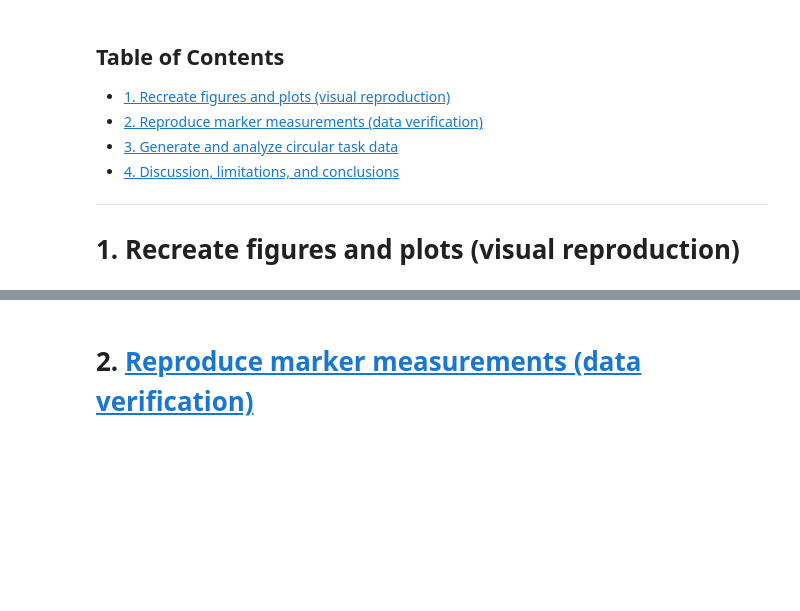
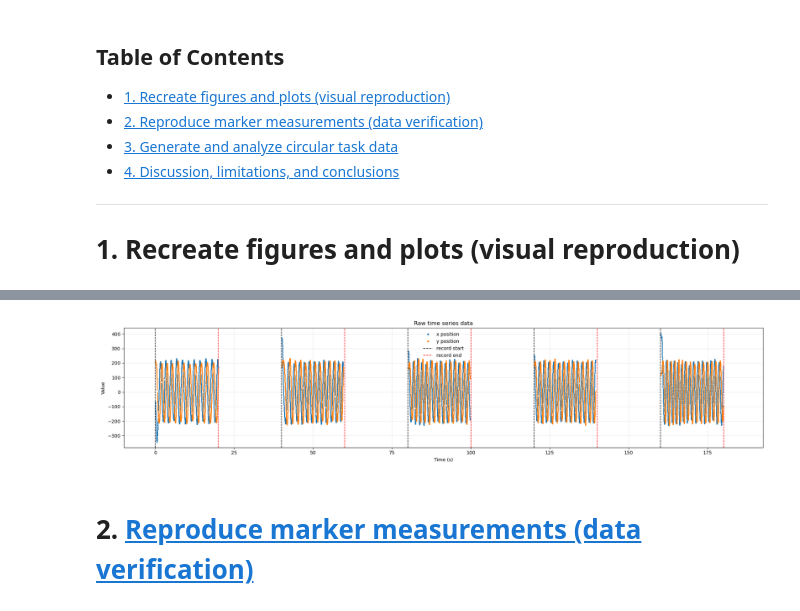
Before and after one commit to VictorSal0student/CodingProject, a Jupyter notebook: main.ipynb, the cells around one changed output, grey strips where cells are left out. Drawn from its saved outputs; the diff is of its cells as text; code cells hidden in the pictures; blank space fills up the shorter version.

Commit message:
Copy-paste part 1 - visual reproduction

```diff
--- a/main.ipynb
+++ b/main.ipynb
@@ -39,3 +233,54 @@ import matplotlib.pyplot as plt
+# %%
+# -----------------------------------------------------
+# Combined raw time-series plot for all 5 data groups
+# -----------------------------------------------------
+rec_start = np.array([0.004, 40.011, 80.043, 120.061, 160.090])    # record times
+rec_end   = np.array([20.007, 60.022, 100.057, 140.075, 180.104])  # record times
+
+plt.figure(figsize=(20, 4.5))
+
+# Plot each group at the correct global time (seconds)
+for i, group in enumerate(data_groups):
+    t = group['time']
+    x = group['x']
+    y = group['y']
+
+    # Convert group-local time to seconds starting at 0.0 s
+    t_seconds = (t - t.min()) / 1000.0
+
+    # Shift to the known record start time (seconds)
+    t_global = t_seconds + rec_start[i]
+
+    # Plot with fixed colors
+    plt.plot(t_global, x, '.', ms=2, color='tab:blue', label='x position' if i == 0 else None)
+    plt.plot(t_global, y, '.', ms=2, color='tab:orange', label='y position' if i == 0 else None)
+
+# Plot vertical lines for start and end of each record
+for j in range(len(rec_start)):
+    plt.axvline(rec_start[j], color='black', linestyle='--', linewidth=1.1,
+                label='record start' if j == 0 else None)
+    plt.axvline(rec_end[j],   color='red',   linestyle='--', linewidth=1.1,
+                label='record end' if j == 0 else None)
+
+# Create custom legend elements
+legend_elements = [
+    Line2D([], [], color='tab:blue',   marker='.', linestyle='None', markersize=6, label='x position'),
+    Line2D([], [], color='tab:orange', marker='.', linestyle='None', markersize=6, label='y position'),
+    Line2D([], [], color='black', linestyle='--', linewidth=1.2, label='record start'),
+    Line2D([], [], color='red',   linestyle='--', linewidth=1.2, label='record end')
+]
+
+# Final plot adjustments
+plt.xlim(rec_start[0] - 10.0, rec_end[-1] + 12.5)
+plt.xlabel("Time (s)")
+plt.ylabel("Value")
+plt.title("Raw time series data")
+plt.grid(alpha=0.25)
+plt.legend(handles=legend_elements, loc='upper center', ncol=1, frameon=False)
+plt.tight_layout()
+plt.show()
+# %% [output]
+[figure, added]
 # %% [markdown]
 <a id="2-title"></a>
 # 2. [Reproduce marker measurements (data verification)](#total-title)
```
Also changed, not shown: parts of 2 cells of this notebook, 2 other files.
